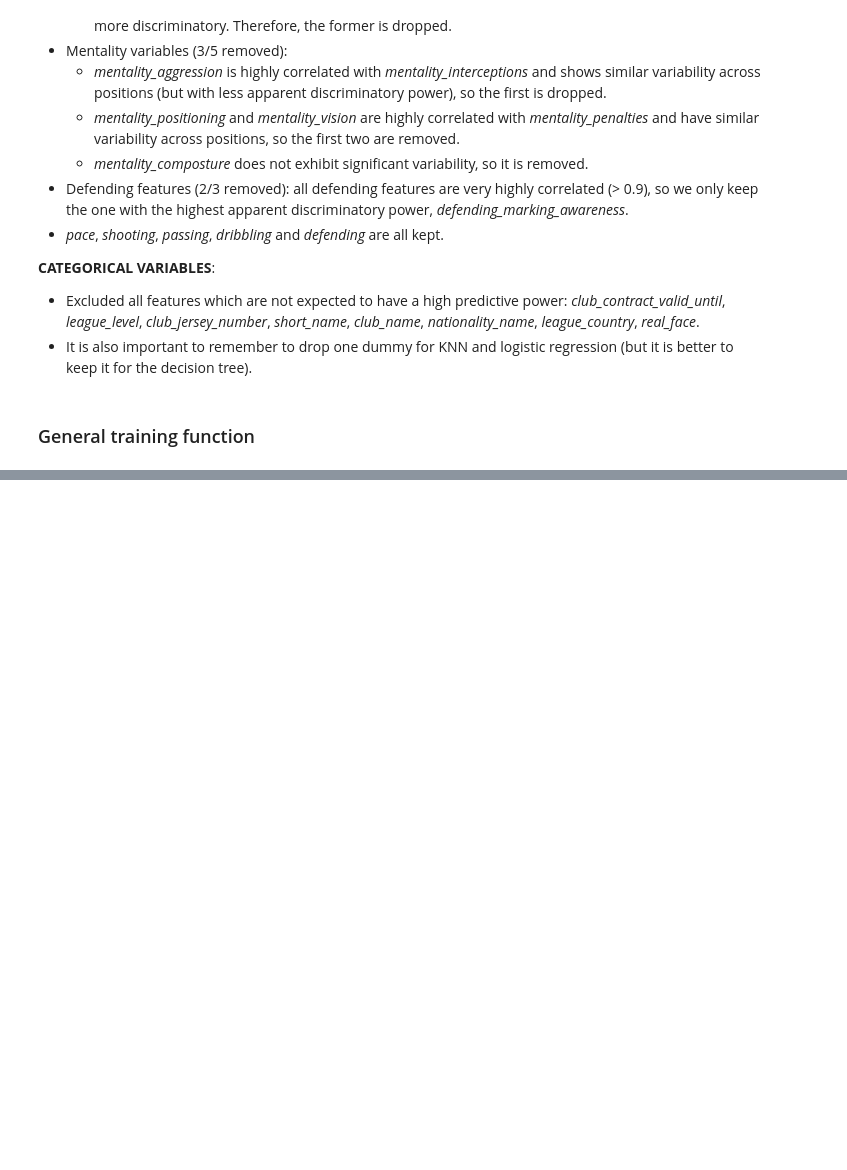
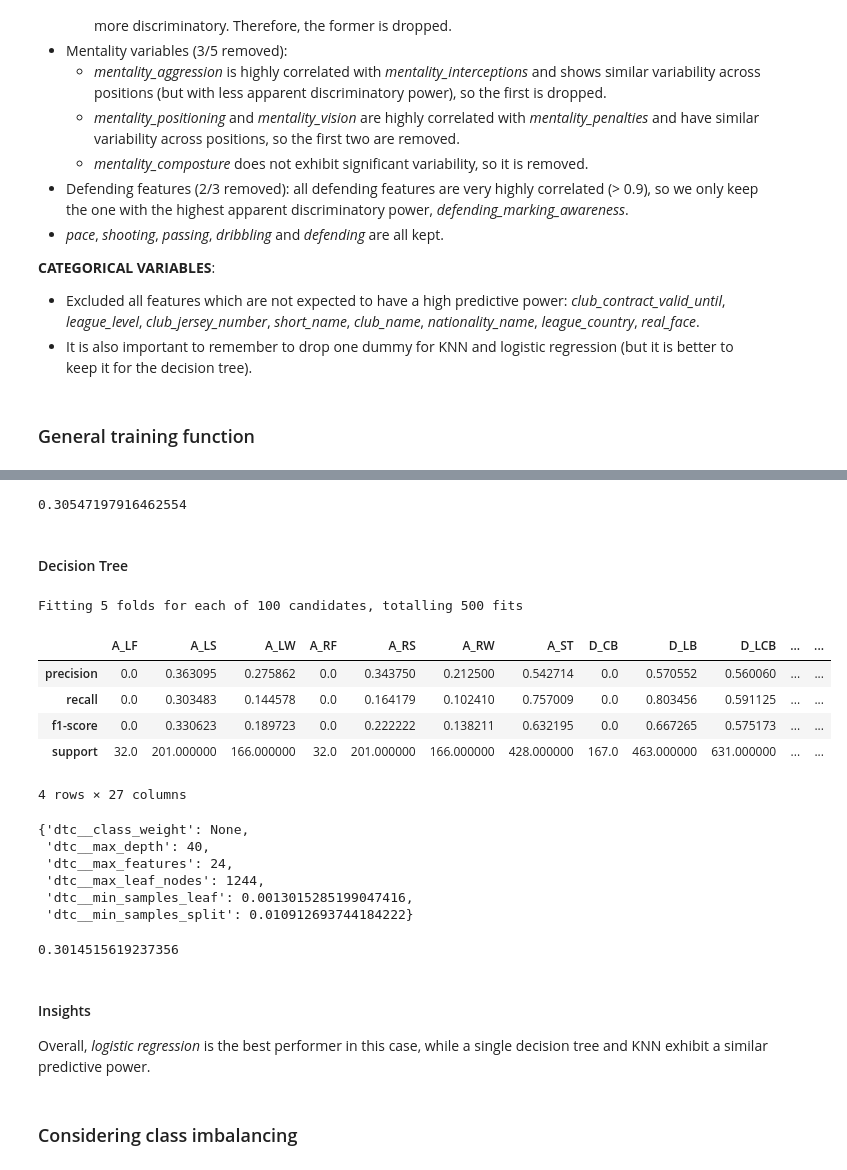
Before and after one commit to simonvellin/football_position_prediction, a Jupyter notebook: pablo/3_feature_selection_and_evaluation.ipynb, the cells around one changed output, grey strips where cells are left out. Drawn from its saved outputs; the diff is of its cells as text; code cells hidden in the pictures; blank space fills up the shorter version.

```diff
--- a/pablo/3_feature_selection_and_evaluation.ipynb
+++ b/pablo/3_feature_selection_and_evaluation.ipynb
@@ -2822,0 +562,41 @@ Lasted for 5 mins and 20 seconds.
+# %%
+f1_w_knn
+# %% [output]
+0.30547197916462554
+# %% [markdown]
+#### Decision Tree
+# %%
+df_report_dt, best_params_dt, f1_w_dt = baseline_models(
+    df = dfv1, numerical_features = numerical_features, categorical_features = categorical_features_all_dummies,
+    model = DecisionTreeClassifier, target = 'position_grouped', n_hyper_comb = 100, n_folds = 5, num_imputer = "median",
+    goalkeeper_label = "G_GK"
+    )
+# %% [output]
+Fitting 5 folds for each of 100 candidates, totalling 500 fits
+# %%
+df_report_dt
+# %% [output]
+|  | A_LF | A_LS | A_LW | A_RF | A_RS | A_RW | A_ST | D_CB | D_LB | D_LCB | ... | ... |
+| precision | 0.0 | 0.363095 | 0.275862 | 0.0 | 0.343750 | 0.212500 | 0.542714 | 0.0 | 0.570552 | 0.560060 | ... | ... |
+| recall | 0.0 | 0.303483 | 0.144578 | 0.0 | 0.164179 | 0.102410 | 0.757009 | 0.0 | 0.803456 | 0.591125 | ... | ... |
+| f1-score | 0.0 | 0.330623 | 0.189723 | 0.0 | 0.222222 | 0.138211 | 0.632195 | 0.0 | 0.667265 | 0.575173 | ... | ... |
+| support | 32.0 | 201.000000 | 166.000000 | 32.0 | 201.000000 | 166.000000 | 428.000000 | 167.0 | 463.000000 | 631.000000 | ... | ... |
+4 rows × 27 columns
+# %%
+best_params_dt
+# %% [output]
+{'dtc__class_weight': None,
+ 'dtc__max_depth': 40,
+ 'dtc__max_features': 24,
+ 'dtc__max_leaf_nodes': 1244,
+ 'dtc__min_samples_leaf': 0.0013015285199047416,
+ 'dtc__min_samples_split': 0.010912693744184222}
+# %%
+f1_w_dt
+# %% [output]
+0.3014515619237356
+# %% [markdown]
+#### Insights
+Overall, *logistic regression* is the best performer in this case, while a single decision tree and KNN exhibit a similar predictive power.
+# %% [markdown]
+### Considering class imbalancing
```
Also changed, not shown: parts of 187 cells of this notebook, 4 other files.
